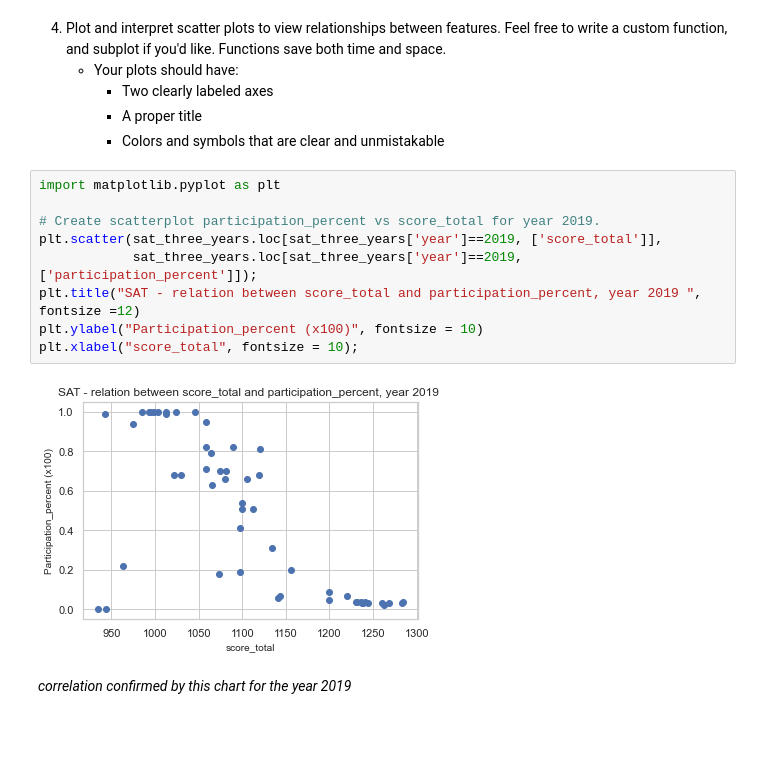
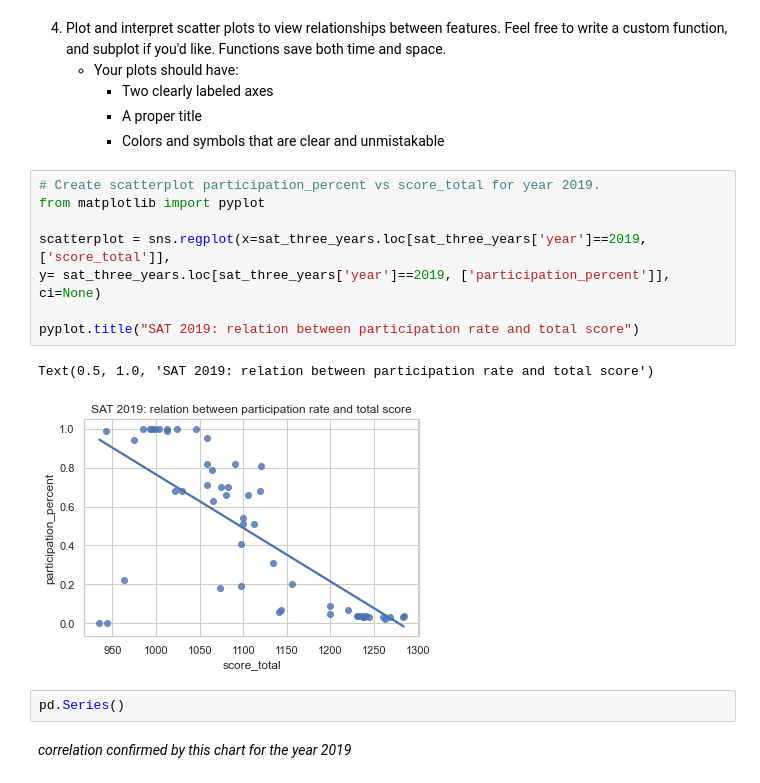
Before and after one commit to ClementGalvierGitHub/Projects, a Jupyter notebook: project_1/code/starter-code_CG_18_07_2022_1533.ipynb, the cells around one changed output. Saved outputs shown, nothing was run; the diff lists cells and outputs as text; blank space fills up the shorter version.

```diff
--- a/project_1/code/starter-code_CG_18_07_2022_1533.ipynb
+++ b/project_1/code/starter-code_CG_18_07_2022_1533.ipynb
@@ -1111,16 +1111,18 @@ we visually see the wider sd in 2019, confirming the table line [std](#std)
         - A proper title
         - Colors and symbols that are clear and unmistakable
 # %%
-import matplotlib.pyplot as plt
+# Create scatterplot participation_percent vs score_total for year 2019.
+from matplotlib import pyplot
 
-# Create scatterplot participation_percent vs score_total for year 2019.
-plt.scatter(sat_three_years.loc[sat_three_years['year']==2019, ['score_total']],
-            sat_three_years.loc[sat_three_years['year']==2019, ['participation_percent']]);
-plt.title("SAT - relation between score_total and participation_percent, year 2019 ", fontsize =12)
-plt.ylabel("Participation_percent (x100)", fontsize = 10)
-plt.xlabel("score_total", fontsize = 10);
+scatterplot = sns.regplot(x=sat_three_years.loc[sat_three_years['year']==2019, ['score_total']],
+y= sat_three_years.loc[sat_three_years['year']==2019, ['participation_percent']], ci=None)
+
+pyplot.title("SAT 2019: relation between participation rate and total score")
 # %% [output]
+Text(0.5, 1.0, 'SAT 2019: relation between participation rate and total score')
-[figure, old version]
+[figure, new version]
+# %%
+pd.Series()
 # %% [markdown]
 *correlation confirmed by this chart for the year 2019*
 # %% [markdown]
```
